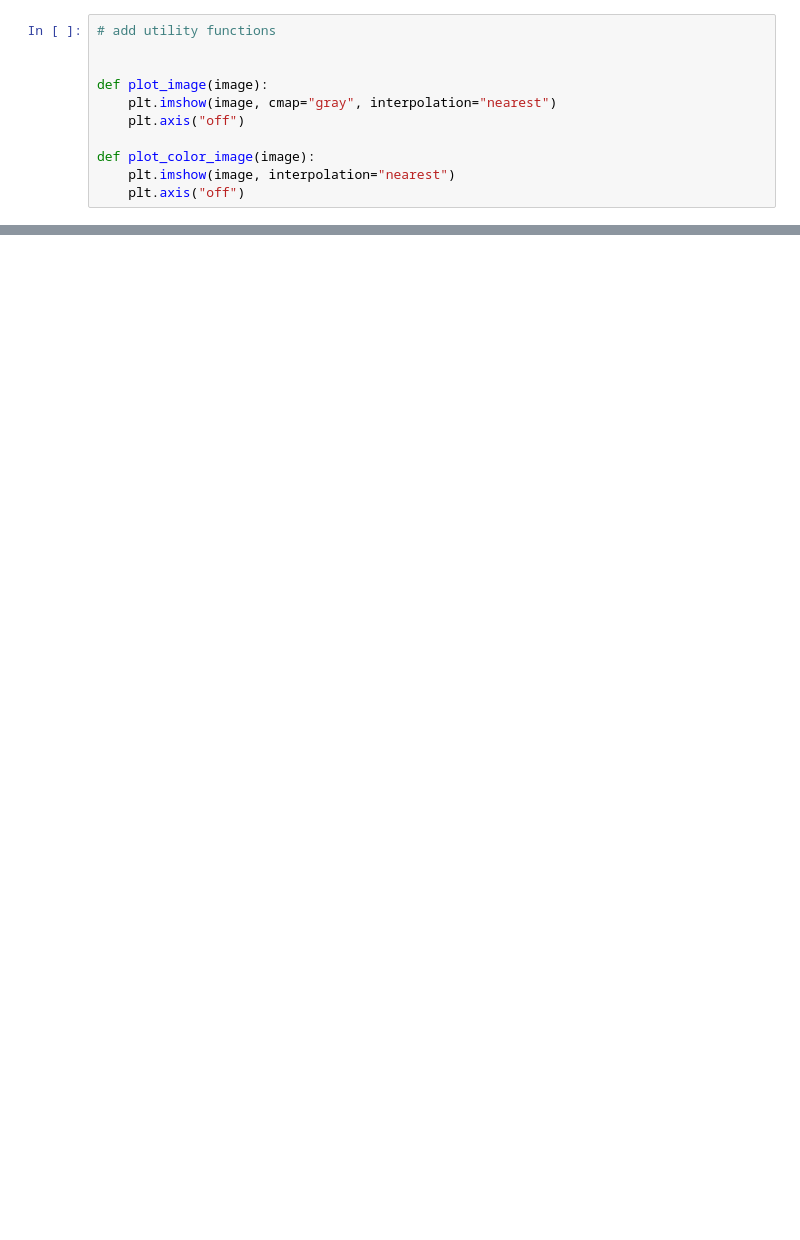
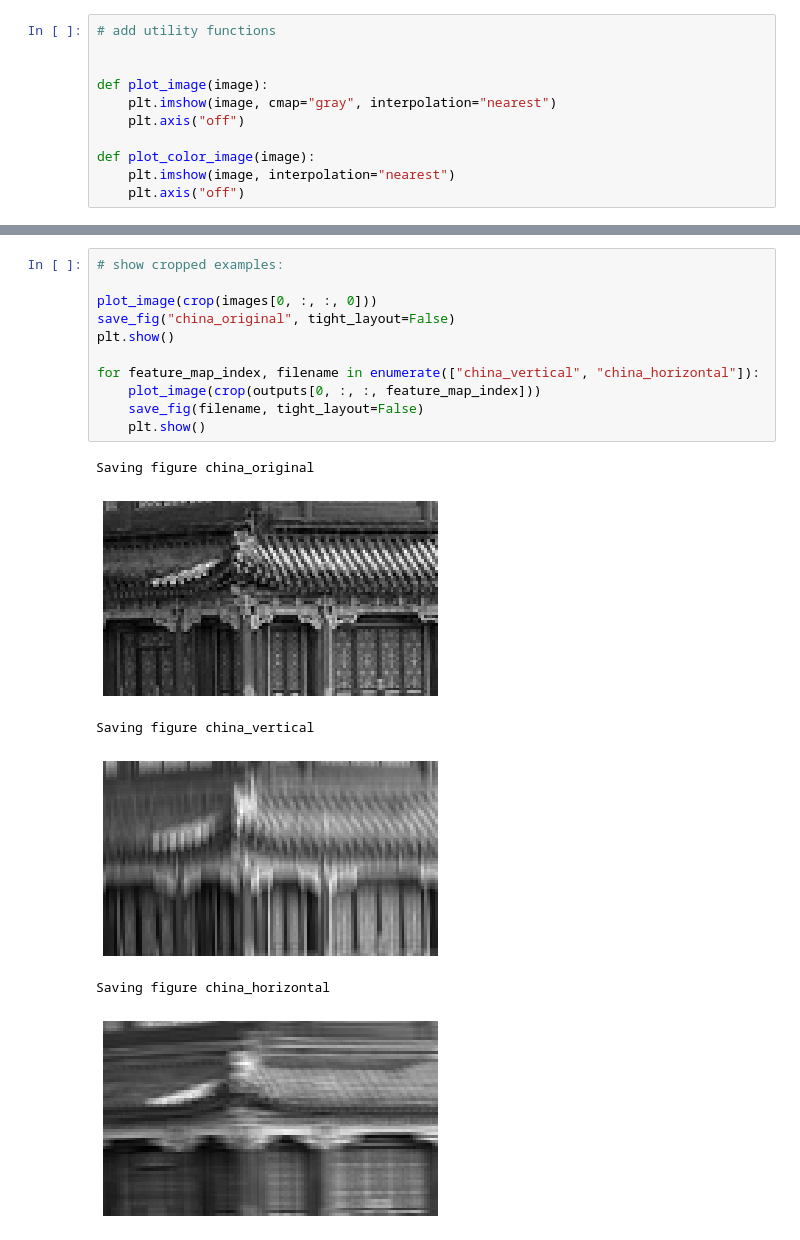
Before and after one commit to sfefilatyev/tensorflow_excercises, a Jupyter notebook: chapter14/chapter14.ipynb, the cells around one changed output, grey strips where cells are left out. Drawn from its saved outputs; the diff is of its cells as text; blank space fills up the shorter version.

```diff
--- a/chapter14/chapter14.ipynb
+++ b/chapter14/chapter14.ipynb
@@ -88,0 +108,18 @@ plt.show()
+# %%
+# show cropped examples:
+
+plot_image(crop(images[0, :, :, 0]))
+save_fig("china_original", tight_layout=False)
+plt.show()
+
+for feature_map_index, filename in enumerate(["china_vertical", "china_horizontal"]):
+    plot_image(crop(outputs[0, :, :, feature_map_index]))
+    save_fig(filename, tight_layout=False)
+    plt.show()
+# %% [output]
+Saving figure china_original
+[figure, added]
+Saving figure china_vertical
+[figure, added]
+Saving figure china_horizontal
+[figure, added]
```
Also changed, not shown: parts of 5 cells of this notebook.
